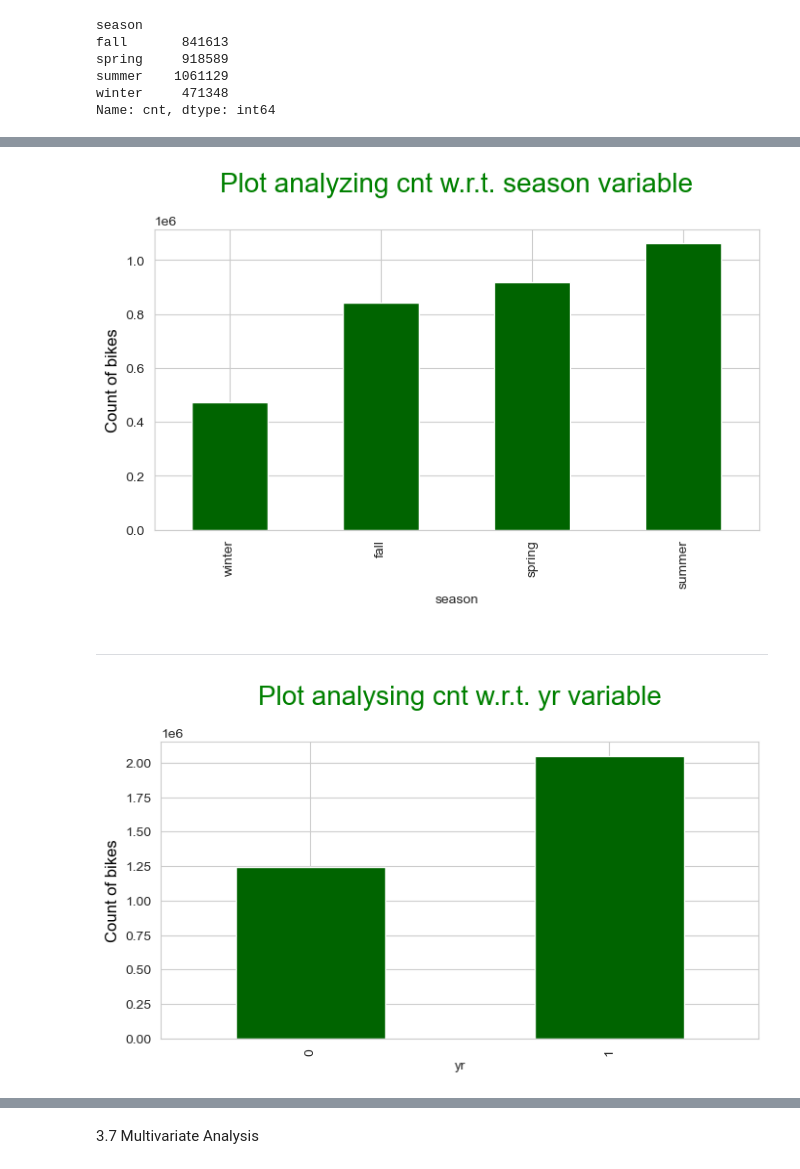
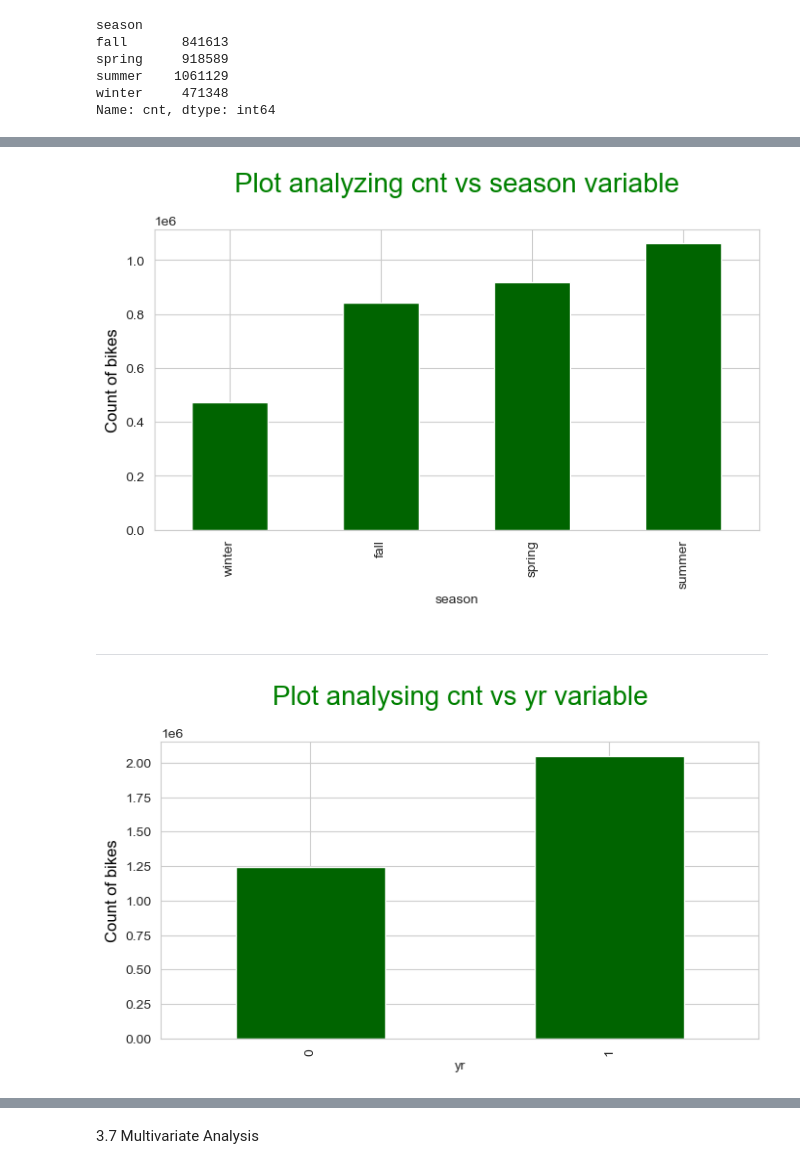
Before and after one commit to sfdatade/machine_learning_bikes_project, a Jupyter notebook: Bpp.ipynb, the cells around one changed output, grey strips where cells are left out. Saved outputs shown, nothing was run; the diff lists cells and outputs as text; code cells hidden in the pictures.

```diff
--- a/Bpp.ipynb
+++ b/Bpp.ipynb
@@ -440,23 +440,23 @@ plt.show()
 # %%
-# cnt w.r.t. season (increasing)
+# cnt vs season (increasing)
 
 plt.figure(figsize=(8,4))
 bikes.groupby("season")["cnt"].sum().sort_values(ascending=True).plot.bar(color="darkgreen")
-plt.title("Plot analyzing cnt w.r.t. season variable\n", fontdict={'fontsize': 20, 'fontweight': 5, 'color': 'Green'})
+plt.title("Plot analyzing cnt vs season variable\n", fontdict={'fontsize': 20, 'fontweight': 5, 'color': 'Green'})
 plt.ylabel("Count of bikes", fontdict={'fontsize': 12, 'fontweight': 5, 'color': 'Black'})
 plt.show()
 # %% [output]
-[figure, old version]
+[figure, new version]
 # %% [markdown]
 ***
 # %%
-# cnt w.r.t. yr
+# cnt vs yr
 
 plt.figure(figsize= (8,4))
 bikes.groupby("yr")["cnt"].sum().plot.bar(color="darkgreen")
-plt.title("Plot analysing cnt w.r.t. yr variable\n", fontdict={'fontsize': 20, 'fontweight' : 5, 'color' : 'Green'})
+plt.title("Plot analysing cnt vs yr variable\n", fontdict={'fontsize': 20, 'fontweight' : 5, 'color' : 'Green'})
 plt.ylabel("Count of bikes", fontdict={'fontsize': 12, 'fontweight' : 5, 'color' : 'Black'})
 plt.show()
 # %% [output]
-[figure, old version]
+[figure, new version]
 # %%
```
Also changed, not shown: parts of 38 cells of this notebook.
